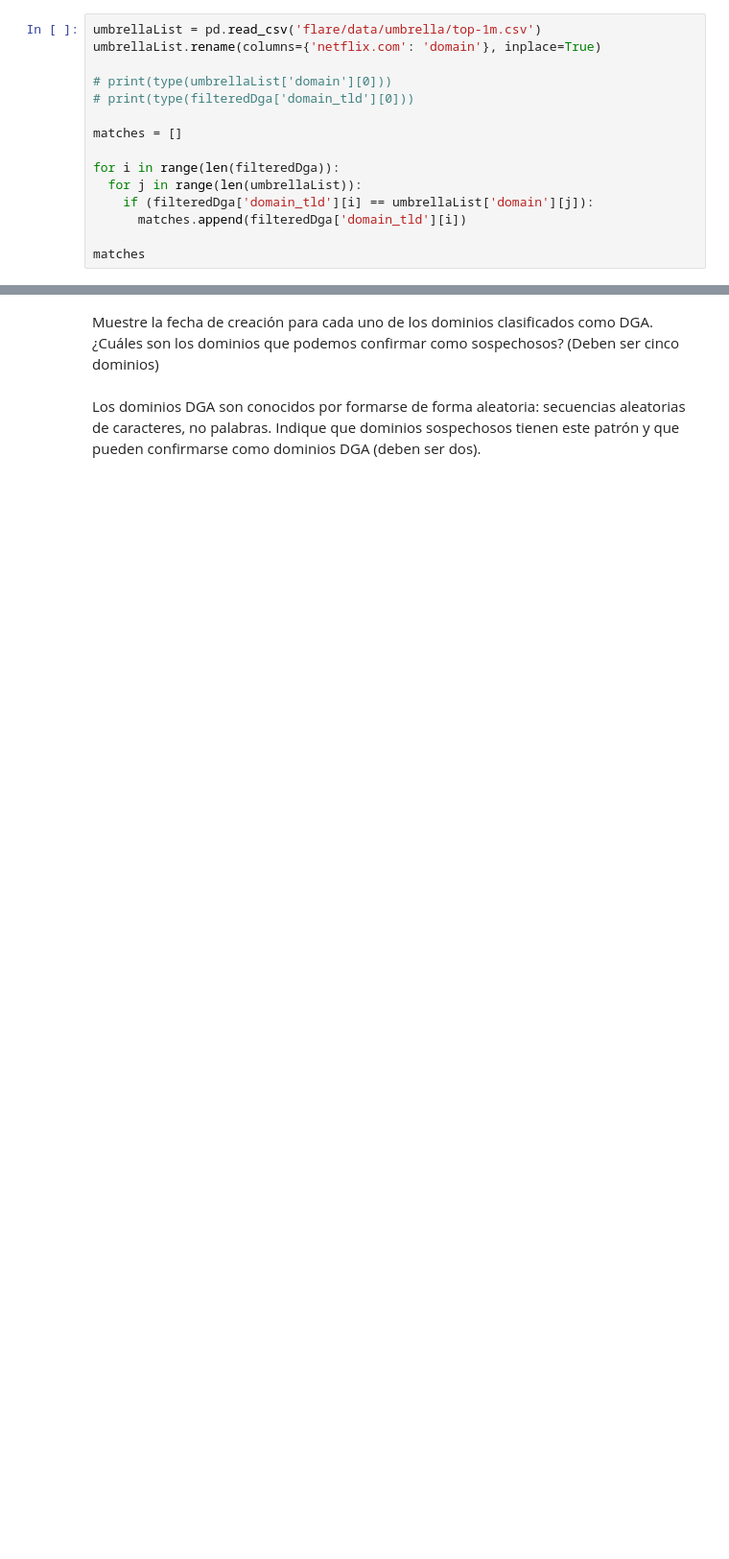
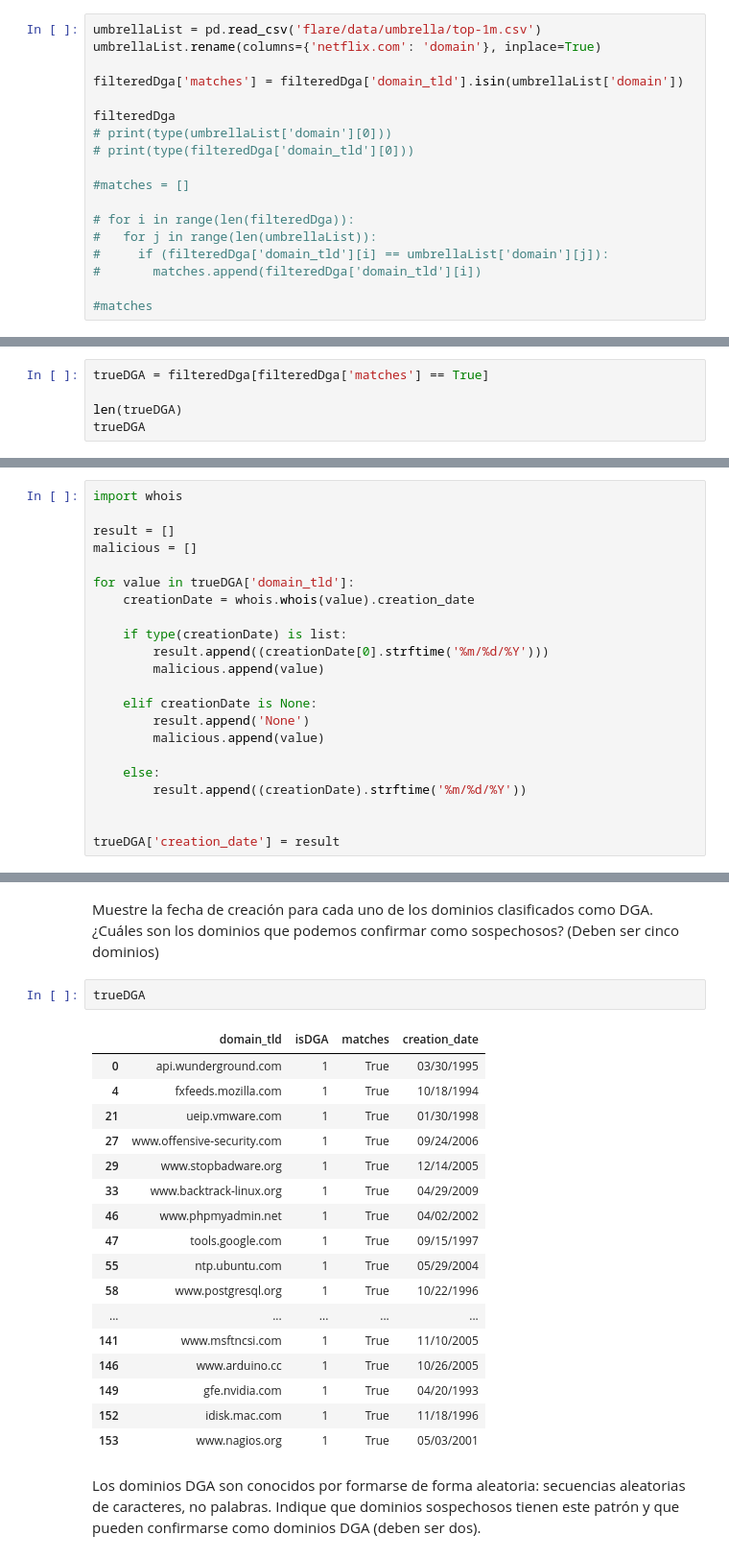
Before and after one commit to lauratamath/lab09_Threat-Hunting, a Jupyter notebook: main.ipynb, the cells around one changed output, grey strips where cells are left out. Shown at 96% size. Drawn from its saved outputs; the diff is of its cells as text; blank space fills up the shorter version.

```diff
--- a/main.ipynb
+++ b/main.ipynb
@@ -213,15 +213,18 @@ Utilizando la lista de Cisco Umbrella incluido en Flare, indique si los dominios
 umbrellaList = pd.read_csv('flare/data/umbrella/top-1m.csv')
 umbrellaList.rename(columns={'netflix.com': 'domain'}, inplace=True)
 
+filteredDga['matches'] = filteredDga['domain_tld'].isin(umbrellaList['domain'])
+
+filteredDga
 # print(type(umbrellaList['domain'][0]))
 # print(type(filteredDga['domain_tld'][0]))
 
-matches = []
+#matches = []
 
-for i in range(len(filteredDga)):
-  for j in range(len(umbrellaList)):
-    if (filteredDga['domain_tld'][i] == umbrellaList['domain'][j]):
-      matches.append(filteredDga['domain_tld'][i])
+# for i in range(len(filteredDga)):
+#   for j in range(len(umbrellaList)):
+#     if (filteredDga['domain_tld'][i] == umbrellaList['domain'][j]):
+#       matches.append(filteredDga['domain_tld'][i])
 
-matches
+#matches
 # %% [output]
@@ -228,0 +249,5 @@ KeyError: 2
+# %%
+trueDGA = filteredDga[filteredDga['matches'] == True]
+
+len(trueDGA)
+trueDGA
@@ -229,2 +272,24 @@ KeyError: 2
 # %% [markdown]
 Si son considerados por el clasificador como DGA, y no están en el top de Cisco Umbrella es muy probable que sean maliciosos. Para confirmar esto podemos buscar la fecha de creación del dominio. Cree una función qué en base al dominio, devuelva la fecha de creación de este (utilice la librería whois para esto).
+# %%
+import whois
+
+result = []
+malicious = []
+
+for value in trueDGA['domain_tld']:
+    creationDate = whois.whois(value).creation_date
+
+    if type(creationDate) is list:
+        result.append((creationDate[0].strftime('%m/%d/%Y')))
+        malicious.append(value)
+
+    elif creationDate is None:
+        result.append('None')
+        malicious.append(value)
+
+    else:
+        result.append((creationDate).strftime('%m/%d/%Y'))
+
+
+trueDGA['creation_date'] = result
@@ -231,4 +302,24 @@ Si son considerados por el clasificador como DGA, y no están en el top de Cisco
 # %% [markdown]
 Muestre la fecha de creación para cada uno de los dominios clasificados como DGA. ¿Cuáles son los dominios que podemos confirmar como sospechosos? (Deben ser cinco dominios)
+# %%
+trueDGA
+# %% [output]
+|  | domain_tld | isDGA | matches | creation_date |
+| 0 | api.wunderground.com | 1 | True | 03/30/1995 |
+| 4 | fxfeeds.mozilla.com | 1 | True | 10/18/1994 |
+| 21 | ueip.vmware.com | 1 | True | 01/30/1998 |
+| 27 | www.offensive-security.com | 1 | True | 09/24/2006 |
+| 29 | www.stopbadware.org | 1 | True | 12/14/2005 |
+| 33 | www.backtrack-linux.org | 1 | True | 04/29/2009 |
+| 46 | www.phpmyadmin.net | 1 | True | 04/02/2002 |
+| 47 | tools.google.com | 1 | True | 09/15/1997 |
+| 55 | ntp.ubuntu.com | 1 | True | 05/29/2004 |
+| 58 | www.postgresql.org | 1 | True | 10/22/1996 |
+| ... | ... | ... | ... | ... |
+| 141 | www.msftncsi.com | 1 | True | 11/10/2005 |
+| 146 | www.arduino.cc | 1 | True | 10/26/2005 |
+| 149 | gfe.nvidia.com | 1 | True | 04/20/1993 |
+| 152 | idisk.mac.com | 1 | True | 11/18/1996 |
+| 153 | www.nagios.org | 1 | True | 05/03/2001 |
 # %% [markdown]
 Los dominios DGA son conocidos por formarse de forma aleatoria: secuencias aleatorias de caracteres, no palabras. Indique que dominios sospechosos tienen este patrón y que pueden confirmarse como dominios DGA (deben ser dos).
```
Also changed, not shown: parts of 5 cells of this notebook.
